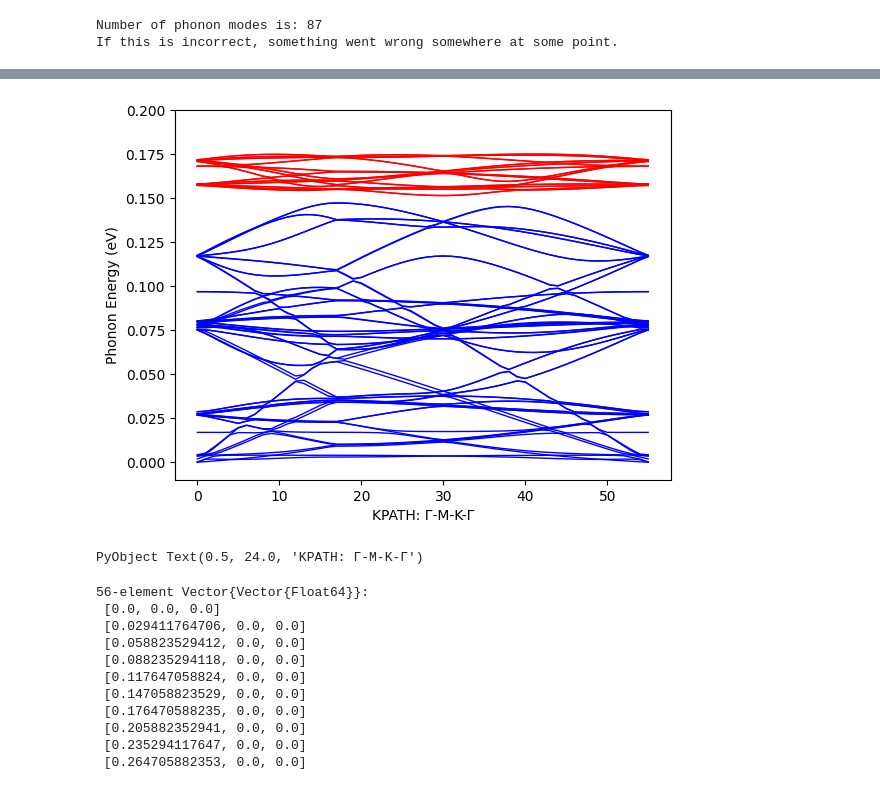
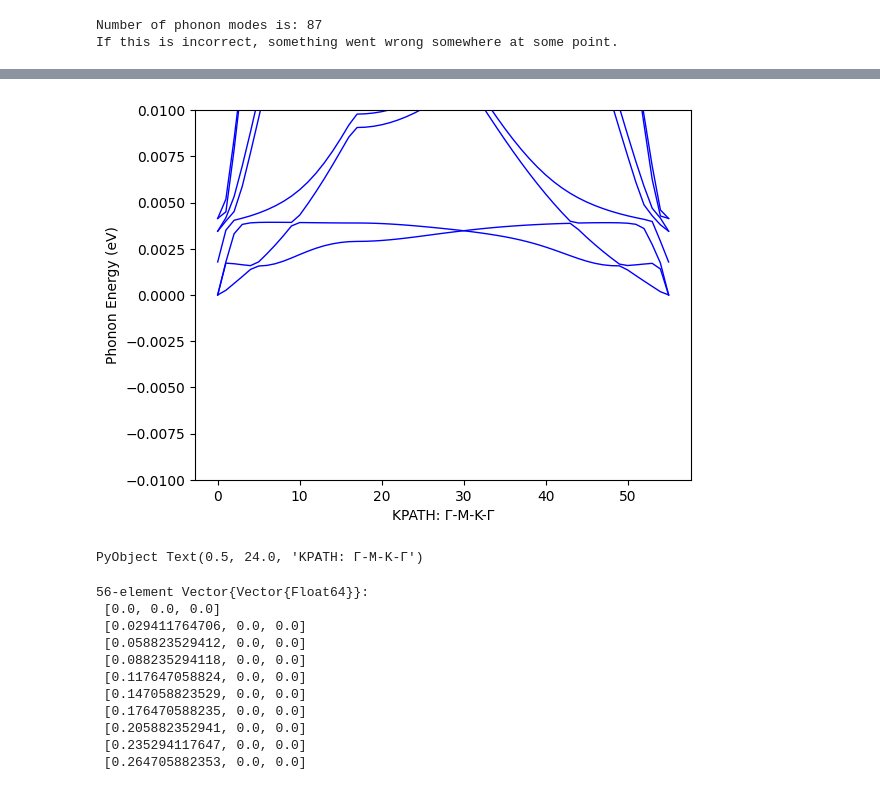
Before and after one commit to AliGhorashiCMT/Plasmons_Paper, a Jupyter notebook: Moire_Figs/Moire7_with_Alkali/Sodium/optimize_from_3angstroms/interpolation_correction/Analyze.ipynb, the cells around one changed output, grey strips where cells are left out. Drawn from its saved outputs; the diff is of its cells as text; code cells hidden in the pictures.

```diff
--- a/Moire_Figs/Moire7_with_Alkali/Sodium/optimize_from_3angstroms/interpolation_correction/Analyze.ipynb
+++ b/Moire_Figs/Moire7_with_Alkali/Sodium/optimize_from_3angstroms/interpolation_correction/Analyze.ipynb
@@ -7,5 +23,6 @@ using PyPlot
 # %%
-force_matrix, cell_map = phonon_force_matrix("totalE");
+force_matrix, phonon_cell_map = phonon_force_matrix("totalE");
+HePhWannier, cellMapEph = write_eph_matrix_elements("wannier", 29*3, [1, 1, 1], Val('u'));
 # %% [output]
 Number of phonon modes is: 87
 If this is incorrect, something went wrong somewhere at some point.
@@ -52,12 +41,13 @@ phonon_dispersionmodes(force_matrix, cell_map, [0, 0, 0])[2][:, 3]
 # %%
-phonon_bands = phonon_dispersionpath(force_matrix, cell_map, kpointsfile="./bandstruct.kpoints", return_negative=true);
+phonon_bands = phonon_dispersionpath(force_matrix, phonon_cell_map, kpointsfile="./bandstruct.kpoints", return_negative=true);
 plot(phonon_bands[:, 1:87-28], linewidth=1, color="blue")
 plot(phonon_bands[:, 87-28+1:end], linewidth=1, color="red")
+
 ylabel("Phonon Energy (eV)")
-ylim(-0.01, 0.2)
+ylim(-0.01, 0.01)
 xlabel("KPATH: Γ-M-K-Γ")
 # %% [output]
-[figure, old version]
+[figure, new version]
 PyObject Text(0.5, 24.0, 'KPATH: Γ-M-K-Γ')
 # %%
 kpts = bandstructkpoints2q(filename = "../bandstruct.kpoints")
```
Also changed, not shown: parts of 16 cells of this notebook.
